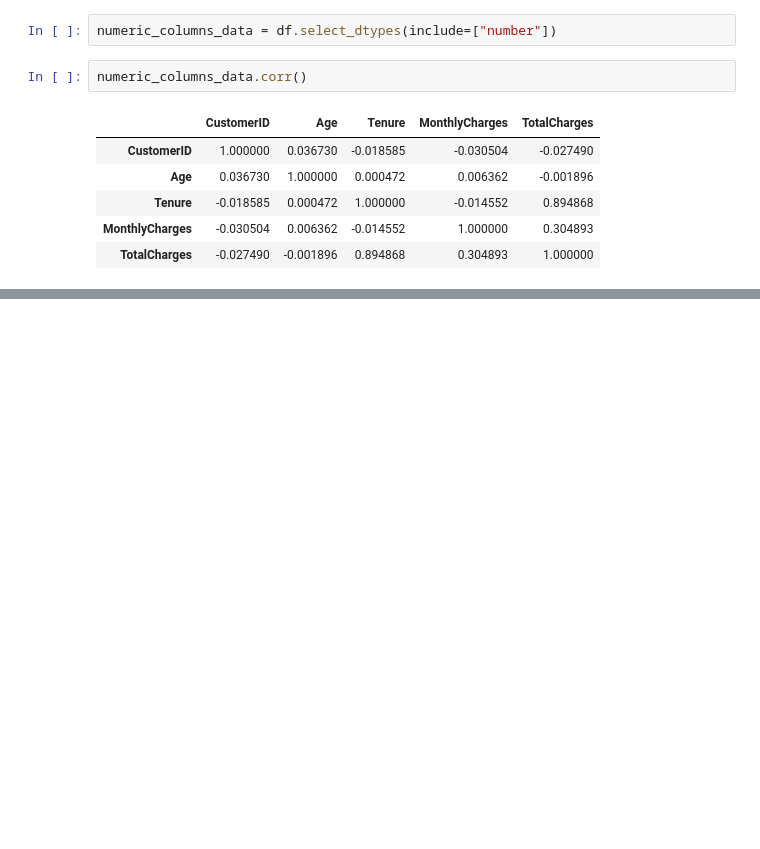
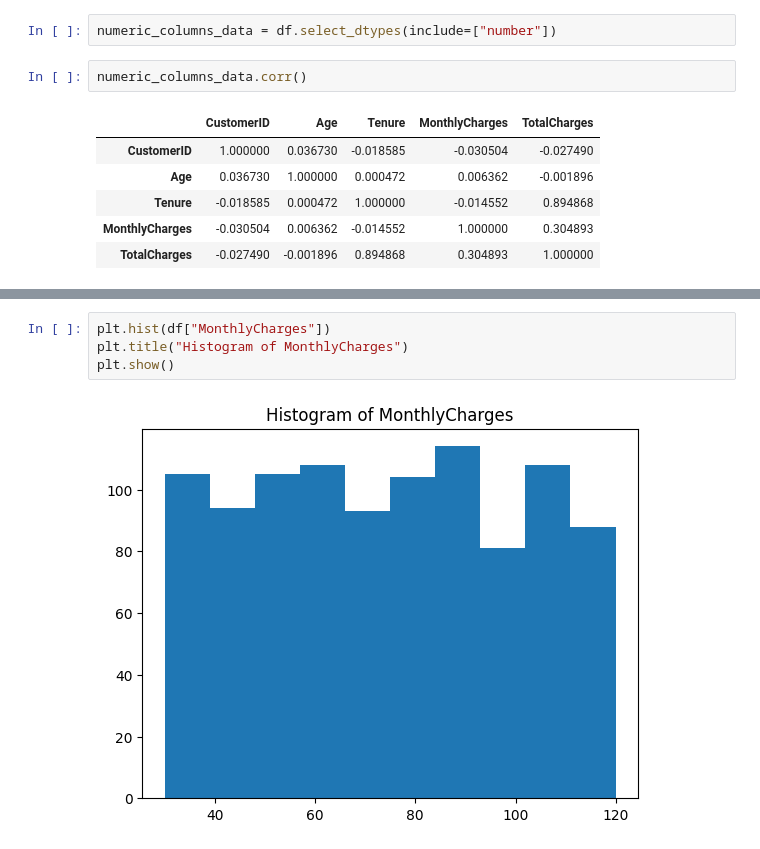
Before and after one commit to Rohit5792/Customer_Churn_Prediction, a Jupyter notebook: notebook.ipynb, the cells around one changed output, grey strips where cells are left out. Saved outputs shown, nothing was run; the diff lists cells and outputs as text; blank space fills up the shorter version.

```diff
--- a/notebook.ipynb
+++ b/notebook.ipynb
@@ -99,0 +142,6 @@ df["Churn"].value_counts().plot(kind="pie")
+# %%
+plt.hist(df["MonthlyCharges"])
+plt.title("Histogram of MonthlyCharges")
+plt.show()
+# %% [output]
+[figure, added]
```
Also changed, not shown: parts of 10 cells of this notebook.
